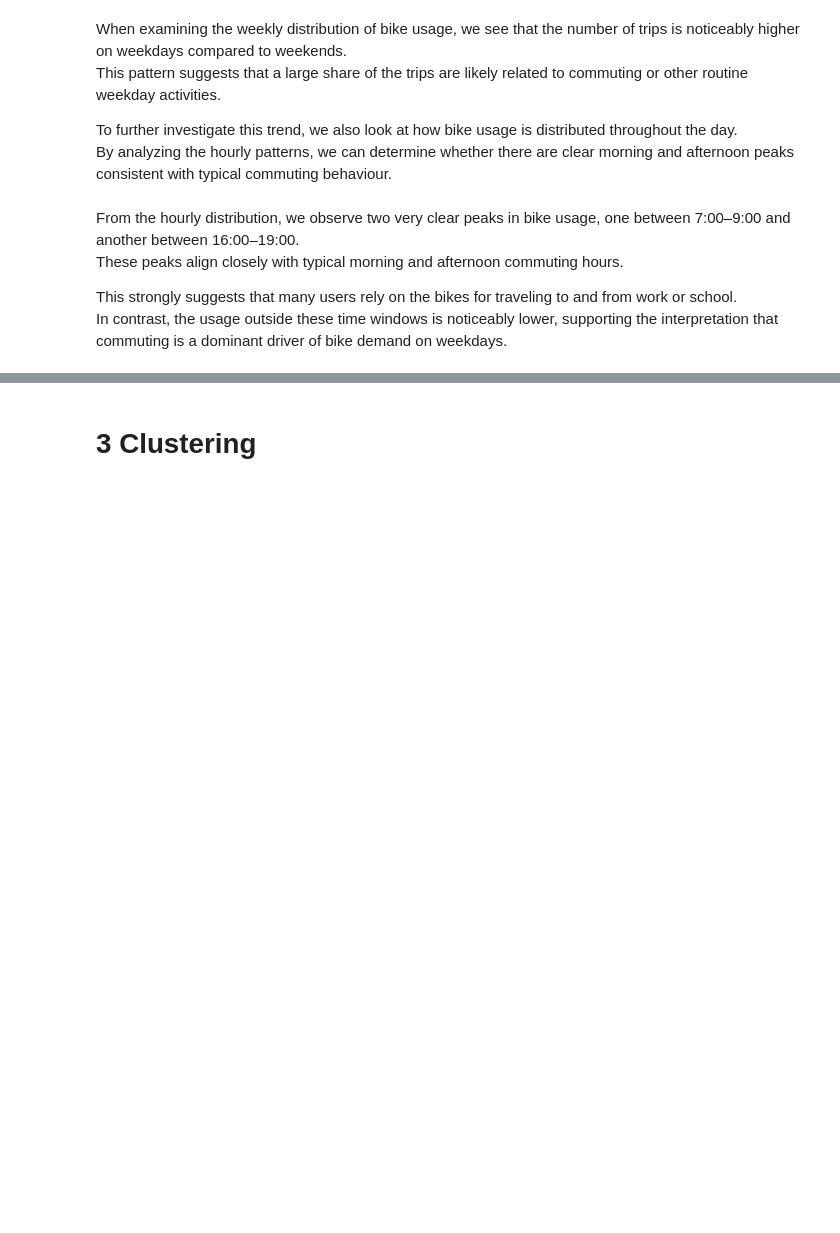
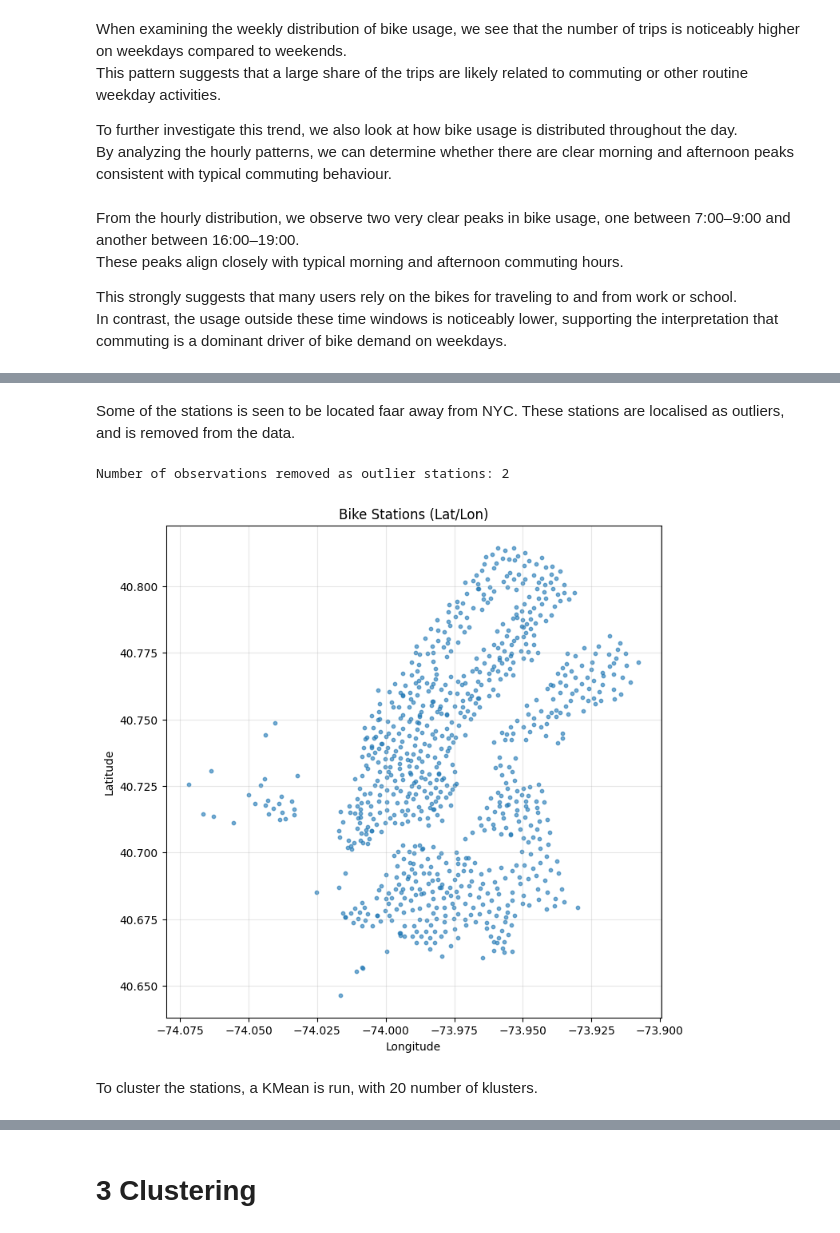
Before and after one commit to Cami967j/Introduction-to-business-analytics, a Jupyter notebook: assignment.ipynb, the cells around one changed output, grey strips where cells are left out. Drawn from its saved outputs; the diff is of its cells as text; code cells hidden in the pictures; blank space fills up the shorter version.

```diff
--- a/assignment.ipynb
+++ b/assignment.ipynb
@@ -275,0 +354,32 @@ In contrast, the usage outside these time windows is noticeably lower, supportin
+# %% [markdown]
+Some of the stations is seen to be located faar away from NYC. These stations are localised as outliers, and is removed from the data.
+# %%
+# Removing outliers from dataset
+data_wo_outliers_1 = data_wo_outliers[(data_wo_outliers['start_station_latitude'] < 44) & (data_wo_outliers['start_station_longitude'] < -73.8)]
+data_wo_outliers_1 = data_wo_outliers_1[(data_wo_outliers_1['end_station_latitude'] < 44) & (data_wo_outliers_1['end_station_longitude'] < -73.8)]
+
+#Removing outliers from the unique stations dataframe
+unique_stations_wo_outliers = unique_stations[(unique_stations['latitude'] < 44) & (unique_stations['longitude'] < -73.8)]
+print(f"Number of stations removed as outlier stations: {unique_stations.shape[0] - unique_stations_wo_outliers.shape[0]}")
+# %% [output]
+Number of observations removed as outlier stations: 2
+# %%
+# Plotting the unique stations without outliers
+plt.figure(figsize=(8, 8))
+plt.scatter(
+    unique_stations_wo_outliers['longitude'],
+    unique_stations_wo_outliers['latitude'],
+    s=10,
+    alpha=0.6
+)
+
+plt.title("Bike Stations (Lat/Lon)")
+plt.xlabel("Longitude")
+plt.ylabel("Latitude")
+plt.grid(True, alpha=0.3)
+
+plt.show()
+# %% [output]
+[figure, added]
+# %% [markdown]
+To cluster the stations, a KMean is run, with 20 number of klusters.
```
Also changed, not shown: parts of 16 cells of this notebook.
